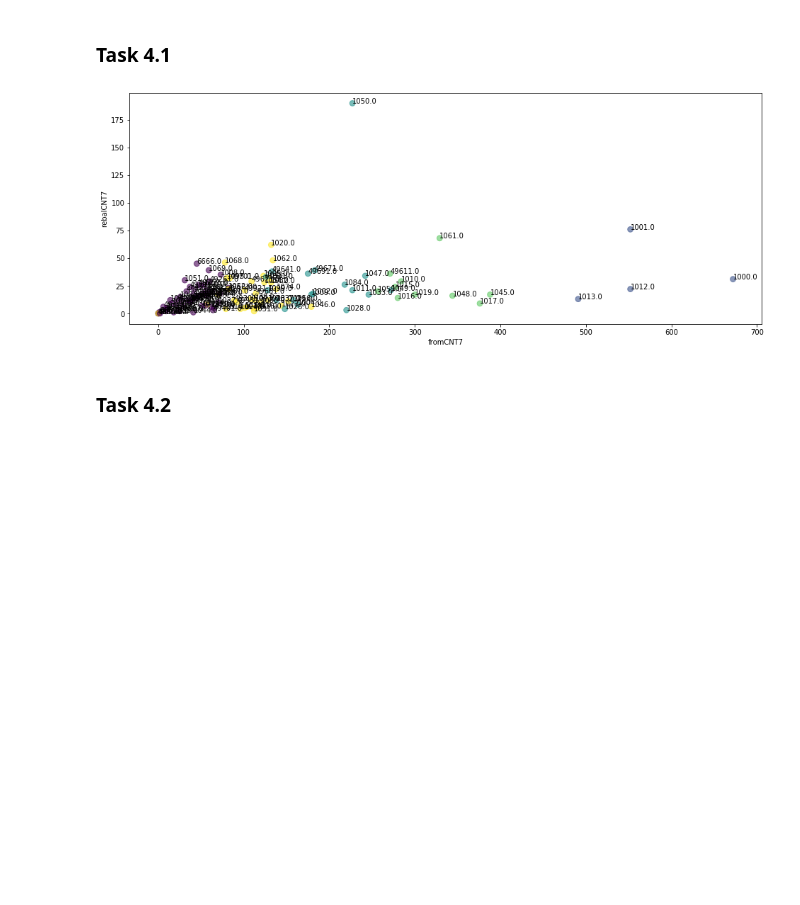
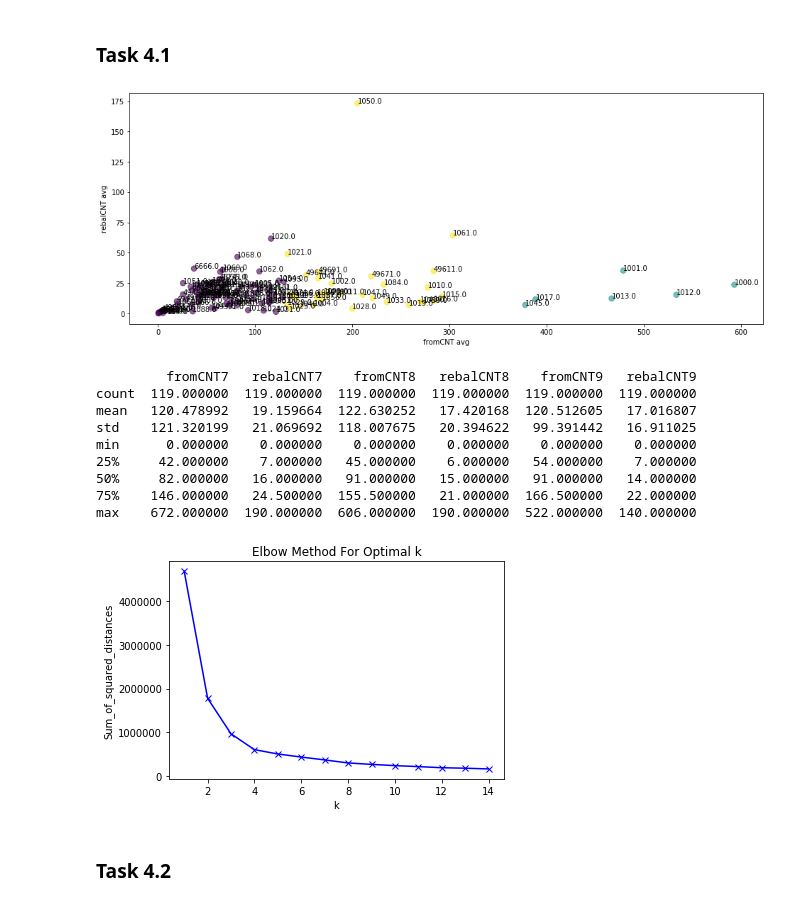
Before and after one commit to erichunzeker/HealthyRidePGH, a Jupyter notebook: bikeviz.ipynb, the cells around one changed output. Saved outputs shown, nothing was run; the diff lists cells and outputs as text; code cells hidden in the pictures; blank space fills up the shorter version.

Commit message:
elbow method

```diff
--- a/bikeviz.ipynb
+++ b/bikeviz.ipynb
@@ -370,45 +370,77 @@ six_dim = six_dim.T
 six_dim = six_dim.unstack()
 
 six_dim.columns = six_dim.columns.droplevel()
 six_dim = six_dim.drop(['toCNT'], axis=1)
 
 six_dim.columns = ['fromCNT7', 'rebalCNT7', 'fromCNT8', 'rebalCNT8', 'fromCNT9', 'rebalCNT9']
+cluster_params = [3, 4, 7, [100, 50], [50, 25], [70, 5]]
+
 
 # k means - 3 clusters
-kmeans1 = KMeans(n_clusters=3, init='k-means++', random_state=5000).fit(six_dim)
+kmeans1 = KMeans(n_clusters=cluster_params[0], init='k-means++', random_state=5000).fit(six_dim)
 labels1 = kmeans1.labels_
 
 # k means - 5 clusters
-kmeans2 = KMeans(n_clusters=5, init='k-means++', random_state=5000).fit(six_dim)
+kmeans2 = KMeans(n_clusters=cluster_params[1], init='k-means++', random_state=5000).fit(six_dim)
 labels2 = kmeans2.labels_
 
 # k means - 7 clusters
-kmeans3 = KMeans(n_clusters=7, init='k-means++', random_state=5000).fit(six_dim)
+kmeans3 = KMeans(n_clusters=cluster_params[2], init='k-means++', random_state=5000).fit(six_dim)
 labels3 = kmeans3.labels_
 
 # DBSCAN
-dbscan1 = DBSCAN(eps=100, min_samples=50).fit(six_dim)
+dbscan1 = DBSCAN(eps=cluster_params[3][0], min_samples=cluster_params[3][1]).fit(six_dim)
 labels4 = dbscan1.labels_
 
 # DBSCAN
-dbscan2 = DBSCAN(eps=150, min_samples=25).fit(six_dim)
+dbscan2 = DBSCAN(eps=cluster_params[4][0], min_samples=cluster_params[4][1]).fit(six_dim)
 labels5 = dbscan2.labels_
 
 # DBSCAN
-dbscan3 = DBSCAN(eps=70, min_samples=5).fit(six_dim)
+dbscan3 = DBSCAN(eps=cluster_params[5][0], min_samples=cluster_params[5][1]).fit(six_dim)
 labels6 = dbscan3.labels_
 
 fig = plt.figure(figsize=(16,6))
-plt.scatter(six_dim['fromCNT7'],six_dim['rebalCNT7'],60,\
-            c=labels2, alpha = 0.6)
-plt.xlabel('fromCNT7')
-plt.ylabel('rebalCNT7')
+plt.scatter(six_dim[['fromCNT7', 'fromCNT8', 'fromCNT9']].mean(axis=1),
+            six_dim[['rebalCNT7', 'rebalCNT8', 'rebalCNT9']].mean(axis=1),60,\
+            c=labels1, alpha = 0.6)
+plt.xlabel('fromCNT avg')
+plt.ylabel('rebalCNT avg')
 
-[plt.text(row.fromCNT7, row.rebalCNT7, row.Index) for row in six_dim.itertuples()]
+[plt.text(((row.fromCNT7 + row.fromCNT8 + row.fromCNT9)/3),
+ ((row.rebalCNT7 + row.rebalCNT8 + row.rebalCNT9)/3), row.Index) for row in six_dim.itertuples()]
 
 plt.show()
+
+print(six_dim.describe())
+
+Sum_of_squared_distances = []
+K = range(1,15)
+for k in K:
+    km = KMeans(n_clusters=k, init='k-means++', random_state=5000)
+    km = km.fit(six_dim)
+    Sum_of_squared_distances.append(km.inertia_)
+
+plt.plot(K, Sum_of_squared_distances, 'bx-')
+plt.xlabel('k')
+plt.ylabel('Sum_of_squared_distances')
+plt.title('Elbow Method For Optimal k')
+plt.show()
+
+# https://www.geeksforgeeks.org/elbow-method-for-optimal-value-of-k-in-kmeans/
+# https://blog.cambridgespark.com/how-to-determine-the-optimal-number-of-clusters-for-k-means-clustering-14f27070048f
 # %% [output]
-[figure, old version]
+[figure, new version]
+         fromCNT7   rebalCNT7    fromCNT8   rebalCNT8    fromCNT9   rebalCNT9
+count  119.000000  119.000000  119.000000  119.000000  119.000000  119.000000
+mean   120.478992   19.159664  122.630252   17.420168  120.512605   17.016807
+std    121.320199   21.069692  118.007675   20.394622   99.391442   16.911025
+min      0.000000    0.000000    0.000000    0.000000    0.000000    0.000000
+25%     42.000000    7.000000   45.000000    6.000000   54.000000    7.000000
+50%     82.000000   16.000000   91.000000   15.000000   91.000000   14.000000
+75%    146.000000   24.500000  155.500000   21.000000  166.500000   22.000000
+max    672.000000  190.000000  606.000000  190.000000  522.000000  140.000000
+[figure, added]
 # %% [markdown]
 ### Task 4.2
 # %%
```
Also changed, not shown: parts of 1 cell of this notebook.
